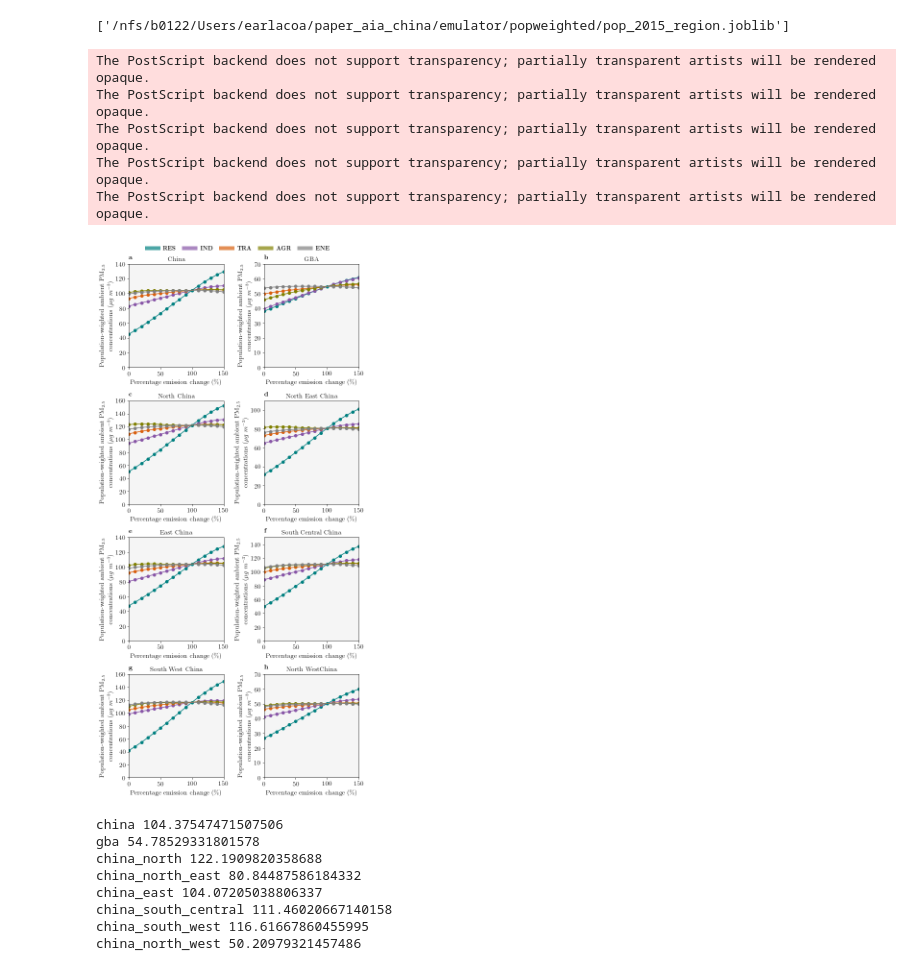
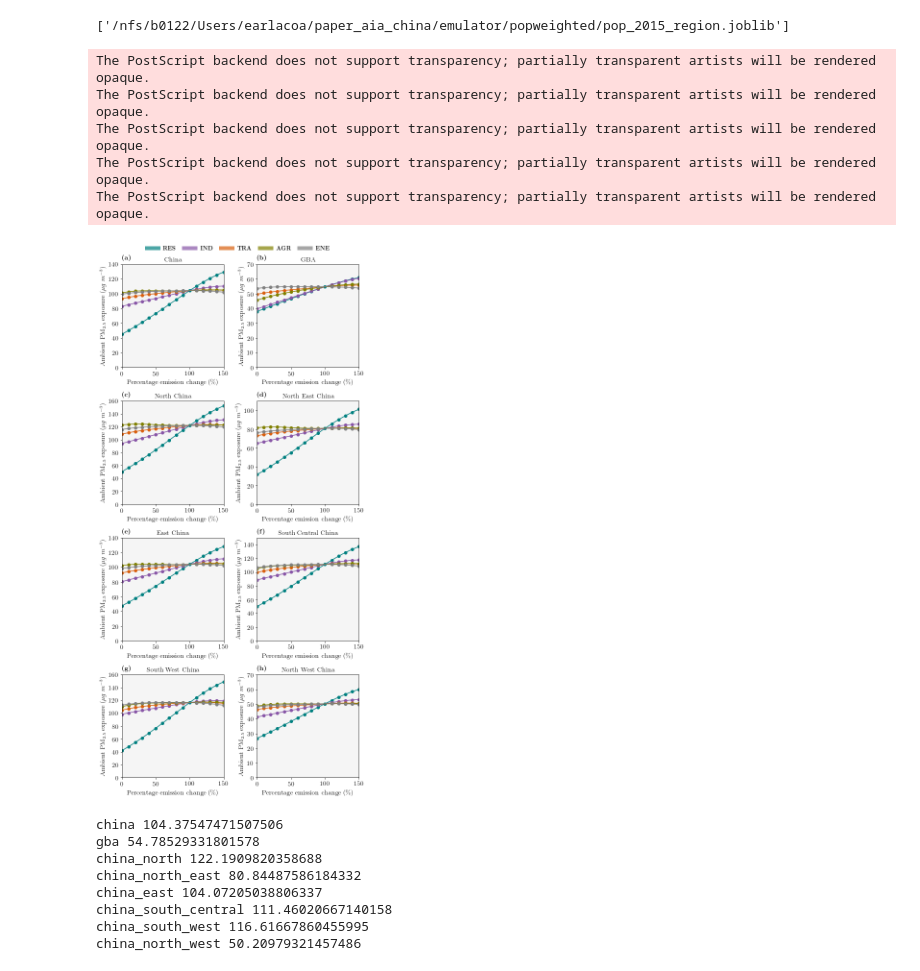
Before and after one commit to lukeconibear/emulator, a Jupyter notebook: emulator_plots.ipynb, the cells around one changed output. Drawn from its saved outputs; the diff is of its cells as text; code cells hidden in the pictures.

```diff
--- a/emulator_plots.ipynb
+++ b/emulator_plots.ipynb
@@ -278,7 +363,7 @@ fig = plt.figure(1, figsize=(12, 8))
 gs = gridspec.GridSpec(2, 3)
 
 sens = 'S1'
-region = 'GBA'
+region = 'China'
 
 sims = ['RES', 'IND', 'TRA', 'AGR', 'ENE']
 levels = {}
@@ -362,6 +447,6 @@ cb = plt.colorbar(
 cb.set_label(cb_label[sens], size=14)
 cb.ax.tick_params(labelsize=14)
 
-plt.savefig(path + output + '/' + output + '_' + region + '_compare_abs.png', dpi=700, alpha=True, bbox_inches='tight')
+#plt.savefig(path + output + '/' + output + '_' + region + '_compare_abs.png', dpi=700, alpha=True, bbox_inches='tight')
 #plt.savefig(path + output + '/' + output + '_' + region + '_compare_abs.eps', format='eps', dpi=700, alpha=True, bbox_inches='tight')
 plt.show()
@@ -403,0 +768,23 @@ xx, yy = np.meshgrid(lon, lat)
+# %%
+output = 'PM2_5_DRY'
+filenames = [
+    'RES1.0_IND1.0_TRA1.0_AGR1.0_ENE1.0',
+    'RES0.7_IND1.0_TRA1.0_AGR1.0_ENE1.0',
+    'RES1.0_IND0.7_TRA1.0_AGR1.0_ENE1.0'
+]
+
+popweighted_pm25 = {}
+
+for filename in filenames:
+    ds_custom_output = xr.open_dataset(
+        f'/nfs/b0004/Users/earlacoa/paper_aia_china/emulator/summary/{output}/popgrid_0.25deg/ds_{filename}_{output}_popgrid_0.25deg.nc'
+    )[output]
+    for region, shapefile in regions.items():
+        shp = gpd.read_file(shapefile)
+        shapes = [(shape, n) for n, shape in enumerate(shp.geometry)]
+        clip = rasterize(shapes, ds_custom_output.coords, longitude='lon', latitude='lat')
+        clipped_ds = ds_custom_output.where(clip==0, other=np.nan)
+        popweighted_pm25.update({f'{output}_{region}_popweighted_{filename}': np.nansum((clipped_ds * pop_2015) / pop_2015_clipped[region].sum())})
+
+
+popweighted_pm25
@@ -795,6 +1364,9 @@ joblib.dump(popweighted, '/nfs/b0122/Users/earlacoa/paper_aia_china/emulator/pop
 joblib.dump(pop_2015_clipped, '/nfs/b0122/Users/earlacoa/paper_aia_china/emulator/popweighted/pop_2015_region.joblib')
 # %% [output]
 ['/nfs/b0122/Users/earlacoa/paper_aia_china/emulator/popweighted/pop_2015_region.joblib']
+# %%
+popweighted = joblib.load('/nfs/b0122/Users/earlacoa/paper_aia_china/emulator/popweighted/popweighted_individual_inputs_region.joblib')
+pop_2015_clipped = joblib.load('/nfs/b0122/Users/earlacoa/paper_aia_china/emulator/popweighted/pop_2015_region.joblib')
 # %%
 def make_plot(index, output, outputs_popweighted, label, title):
     ax = fig.add_subplot(gs[index])
@@ -802,7 +1374,7 @@ def make_plot(index, output, outputs_popweighted, label, title):
 
     plt.xlim([0, 150])
     values = [item[1] for item in outputs_popweighted]
-    plt.ylim([0, round(max(values), -1) + 10])
+    plt.ylim([0, round(np.nanmax(values), -1) + 10])
 
     plt.xticks(fontsize=14)
     plt.yticks(fontsize=14)
@@ -810,7 +1382,7 @@ def make_plot(index, output, outputs_popweighted, label, title):
     plt.xlabel('Percentage emission change ({\%})', fontsize=14)
     plt.ylabel(label, fontsize=14)
 
-    plt.annotate(r'\textbf{' + chr(97 + index) + '}', xy=(0,1.05), xycoords='axes fraction', fontsize=14)
+    plt.annotate(r'\textbf{' + '(' + chr(97 + index) + ')' + '}', xy=(0,1.05), xycoords='axes fraction', fontsize=14)
     plt.title(title, fontsize=14)
 
     res = {}
@@ -857,43 +1431,43 @@ def make_plot(index, output, outputs_popweighted, label, title):
 fig = plt.figure(1, figsize=(8, 16))
 gs = gridspec.GridSpec(4, 2)
 
-label = 'Population-weighted ambient PM$_{2.5}$\nconcentrations (${\\mu}g$ $m^{-3}$)'
-#label = 'Population-weighted ambient O$_{3}$ concentrations\n($ppb$)'
+label = 'Ambient PM$_{2.5}$ exposure (${\\mu}g$ $m^{-3}$)'
+#label = 'Ambient O$_{3}$ exposure ($ppb$)'
 
 make_plot(0, output, [item for item in popweighted.items() if 'china_' + output in item[0]], label, 'China')
 make_plot(1, output, [item for item in popweighted.items() if 'gba_' + output in item[0]], label, 'GBA')
 make_plot(2, output, [item for item in popweighted.items() if 'china_north_' + output in item[0]], label, 'North China')
 make_plot(3, output, [item for item in popweighted.items() if 'china_north_east_' + output in item[0]], label, 'North East China')
 make_plot(4, output, [item for item in popweighted.items() if 'china_east_' + output in item[0]], label, 'East China')
 make_plot(5, output, [item for item in popweighted.items() if 'china_south_central_' + output in item[0]], label, 'South Central China')
 make_plot(6, output, [item for item in popweighted.items() if 'china_south_west_' + output in item[0]], label, 'South West China')
-make_plot(7, output, [item for item in popweighted.items() if 'china_north_west_' + output in item[0]], label, 'North WestChina')
+make_plot(7, output, [item for item in popweighted.items() if 'china_north_west_' + output in item[0]], label, 'North West China')
 
 leg_1 = matplotlib.lines.Line2D([], [], color='teal', linewidth=8.0, label=r'\textbf{RES}', alpha=0.7)
 leg_2 = matplotlib.lines.Line2D([], [], color='#8856a7', linewidth=8.0, label=r'\textbf{IND}', alpha=0.7)
 leg_3 = matplotlib.lines.Line2D([], [], color='#d95f0e', linewidth=8.0, label=r'\textbf{TRA}', alpha=0.7)
 leg_4 = matplotlib.lines.Line2D([], [], color='olive', linewidth=8.0, label=r'\textbf{AGR}', alpha=0.7)
 leg_5 = matplotlib.lines.Line2D([], [], color='grey', linewidth=8.0, label=r'\textbf{ENE}', alpha=0.7)
 
 gs.tight_layout(fig, rect=[0, 0, 1.0, 1.0])
 
 bb = (fig.subplotpars.left + 0.06, fig.subplotpars.top + 0.03, fig.subplotpars.right - fig.subplotpars.left - 0.1, 0.1)
 plt.legend(
     fontsize=12, fancybox=True, loc='upper center', bbox_to_anchor=bb, ncol=5, frameon=False,
     handles=[leg_1, leg_2, leg_3, leg_4, leg_5], mode='expand', borderaxespad=0.,
     bbox_transform=fig.transFigure
 )
 
-plt.savefig('/nfs/a336/earlacoa/png/paper_aia_emulator/' + output + '_line-plot_all.png', dpi=700, alpha=True, bbox_inches='tight')
-plt.savefig('/nfs/a336/earlacoa/png/paper_aia_emulator/' + output + '_line-plot_all.eps', format='eps', dpi=700, alpha=True, bbox_inches='tight')
+#plt.savefig('/nfs/b0122/Users/earlacoa/png/paper_aia_emulator/' + output + '_line-plot_all.png', dpi=700, alpha=True, bbox_inches='tight')
+#plt.savefig('/nfs/b0122/Users/earlacoa/png/paper_aia_emulator/' + output + '_line-plot_all.eps', format='eps', dpi=700, alpha=True, bbox_inches='tight')
 plt.show()
 # %% [output]
 The PostScript backend does not support transparency; partially transparent artists will be rendered opaque.
 The PostScript backend does not support transparency; partially transparent artists will be rendered opaque.
 The PostScript backend does not support transparency; partially transparent artists will be rendered opaque.
 The PostScript backend does not support transparency; partially transparent artists will be rendered opaque.
 The PostScript backend does not support transparency; partially transparent artists will be rendered opaque.
-[figure, old version]
+[figure, new version]
 # %%
 for region in regions.keys():
     print(region, popweighted[region + '_PM2_5_DRY_RES1.0_IND1.0_TRA1.0_AGR1.0_ENE1.0'])
```
Also changed, not shown: parts of 53 cells of this notebook, 7 other files.
